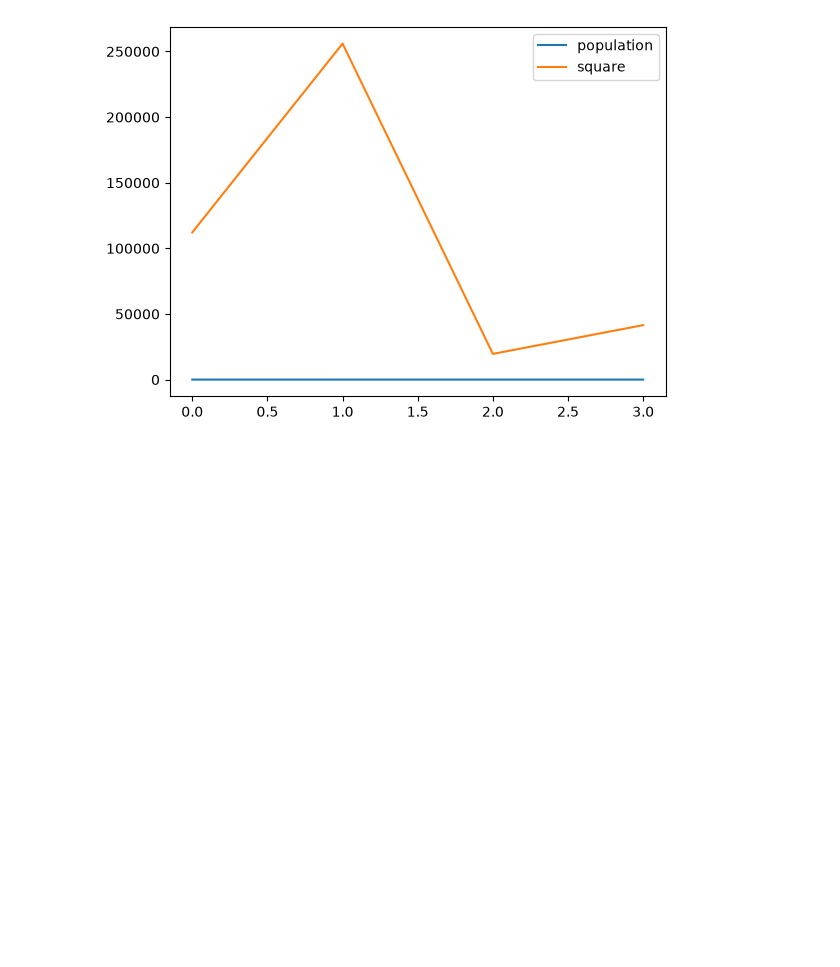
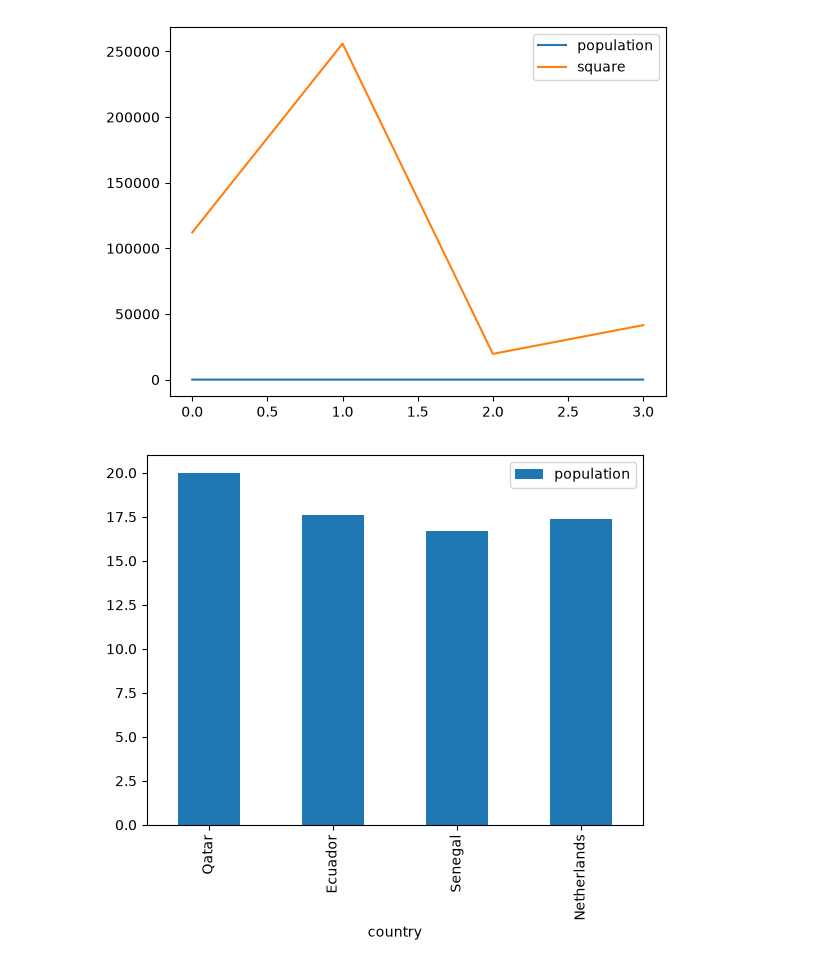
Before and after one commit to yasinmillers/pro_Ai, a Jupyter notebook: nupydemo.ipynb, the cells around one changed output. Saved outputs shown, nothing was run; the diff lists cells and outputs as text; code cells hidden in the pictures; blank space fills up the shorter version.

Commit message:
bar  graph

```diff
--- a/nupydemo.ipynb
+++ b/nupydemo.ipynb
@@ -381,3 +381,8 @@ Successfully installed contourpy-1.3.3 cycler-0.12.1 fonttools-4.63.0 kiwisolver
 [notice] To update, run: pip install --upgrade pip
 Matplotlib is building the font cache; this may take a moment.
 [figure]
+# %%
+df.plot(x='country', y='population', kind='bar')
+plt.show()
+# %% [output]
+[figure, added]
```
